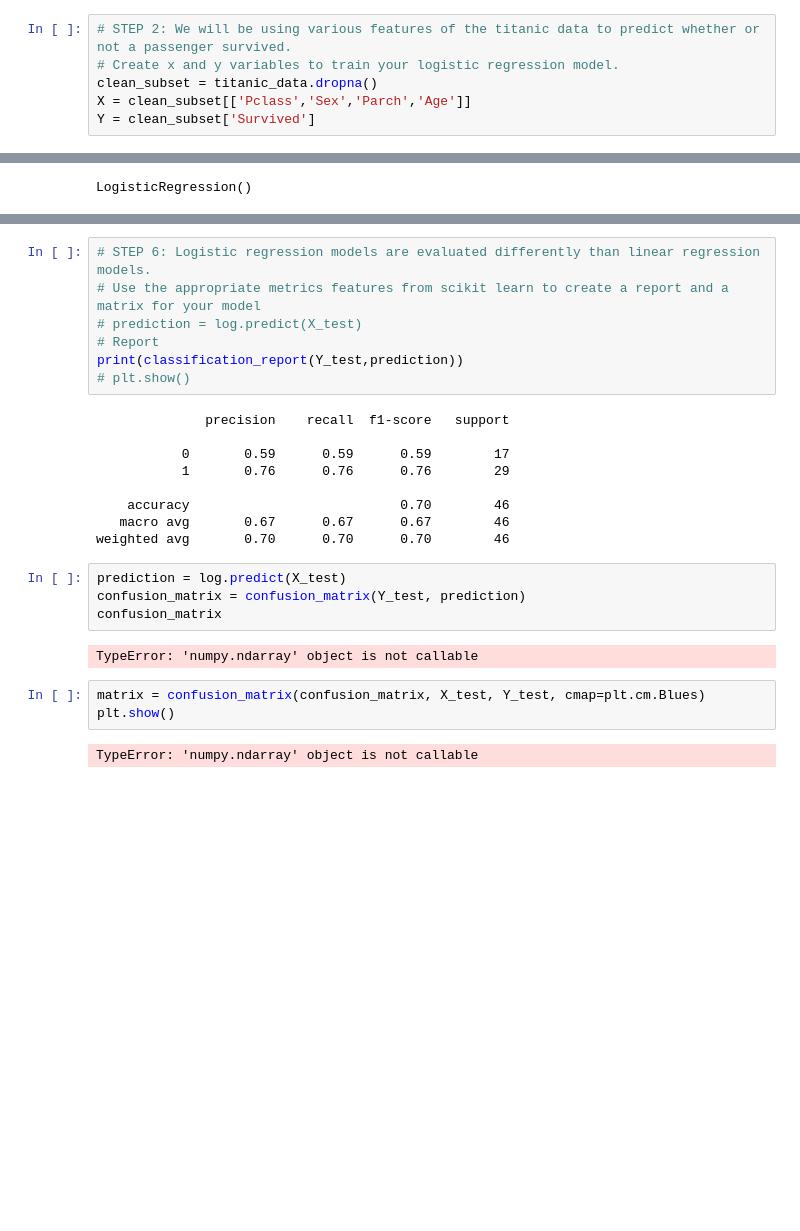
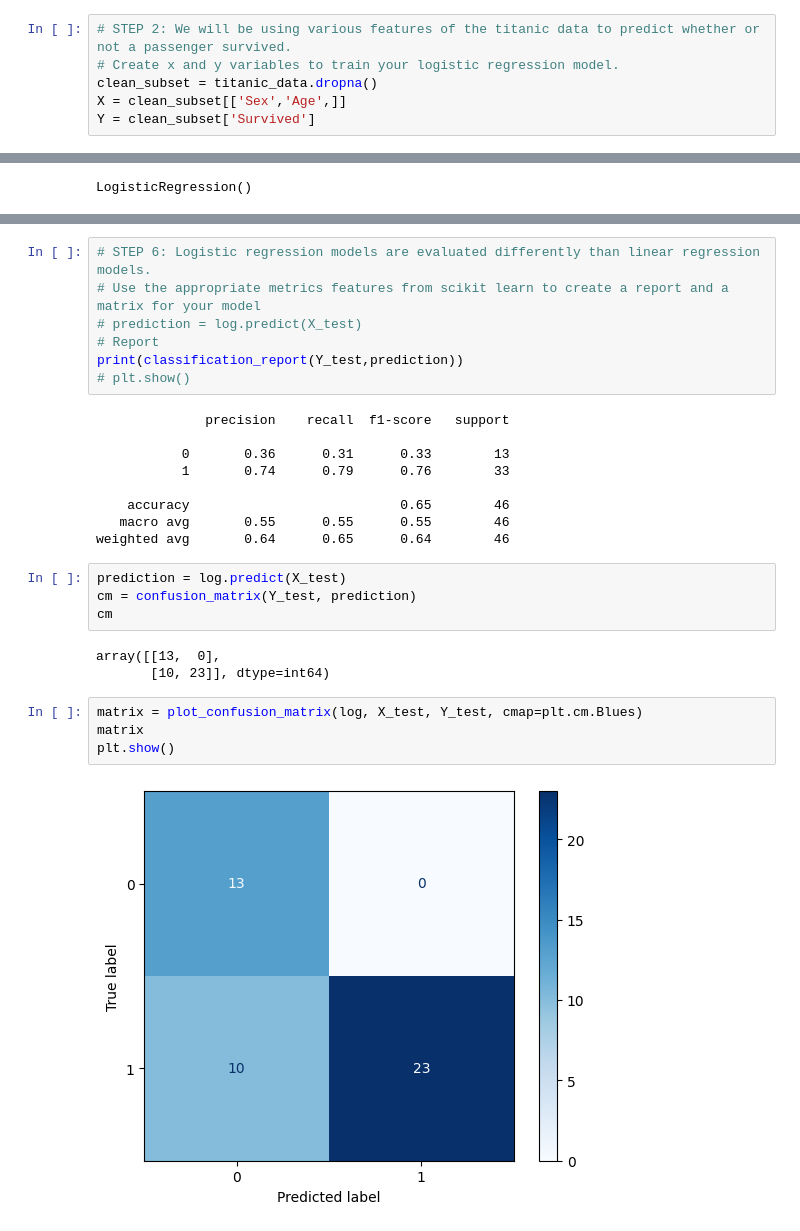
Before and after one commit to primeclassic/hth_fall_program, a Jupyter notebook: More_Machine_Learning/More_Machine_Learning.ipynb, the cells around one changed output, grey strips where cells are left out. Drawn from its saved outputs; the diff is of its cells as text; blank space fills up the shorter version.

```diff
--- a/More_Machine_Learning/More_Machine_Learning.ipynb
+++ b/More_Machine_Learning/More_Machine_Learning.ipynb
@@ -93,7 +93,7 @@ titanic_data.fillna(titanic_data.Age.mean())
 # STEP 2: We will be using various features of the titanic data to predict whether or not a passenger survived.
 # Create x and y variables to train your logistic regression model.
 clean_subset = titanic_data.dropna()
-X = clean_subset[['Pclass','Sex','Parch','Age']]
+X = clean_subset[['Sex','Age',]]
 Y = clean_subset['Survived']
 # %%
 # STEP 3: Use the appropriate scikit-learn method split your data into the segments that will be used for training and
@@ -121,20 +121,22 @@ print(classification_report(Y_test,prediction))
 # %% [output]
               precision    recall  f1-score   support
 
-           0       0.59      0.59      0.59        17
-           1       0.76      0.76      0.76        29
+           0       0.36      0.31      0.33        13
+           1       0.74      0.79      0.76        33
 
-    accuracy                           0.70        46
-   macro avg       0.67      0.67      0.67        46
-weighted avg       0.70      0.70      0.70        46
+    accuracy                           0.65        46
+   macro avg       0.55      0.55      0.55        46
+weighted avg       0.64      0.65      0.64        46
 # %%
 prediction = log.predict(X_test)
-confusion_matrix = confusion_matrix(Y_test, prediction)
-confusion_matrix
+cm = confusion_matrix(Y_test, prediction)
+cm
 # %% [output]
-TypeError: 'numpy.ndarray' object is not callable
+array([[13,  0],
+       [10, 23]], dtype=int64)
 # %%
-matrix = confusion_matrix(confusion_matrix, X_test, Y_test, cmap=plt.cm.Blues)
+matrix = plot_confusion_matrix(log, X_test, Y_test, cmap=plt.cm.Blues)
+matrix
 plt.show()
 # %% [output]
-TypeError: 'numpy.ndarray' object is not callable
+[figure, added]
```
Also changed, not shown: parts of 4 cells of this notebook.
